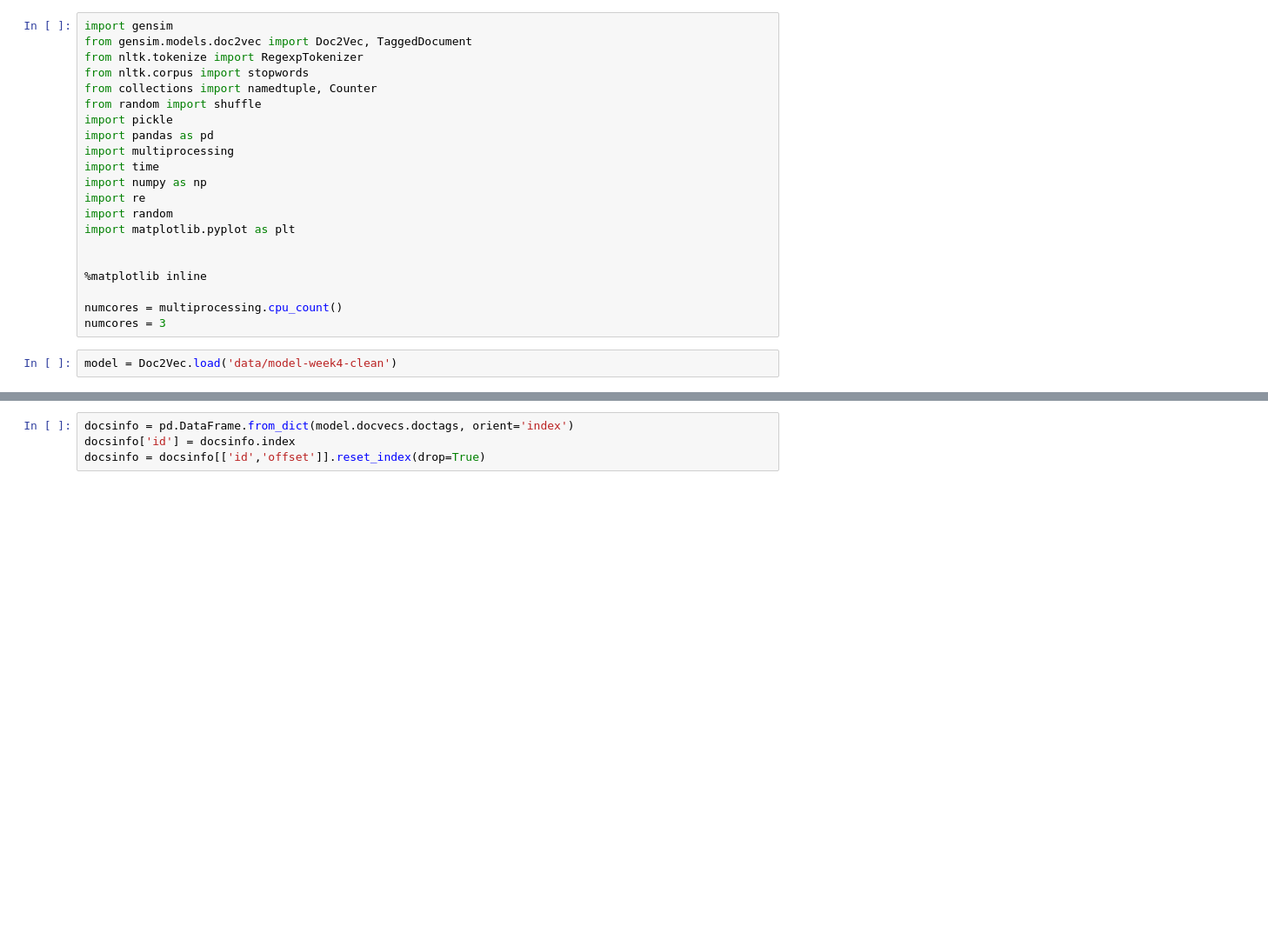
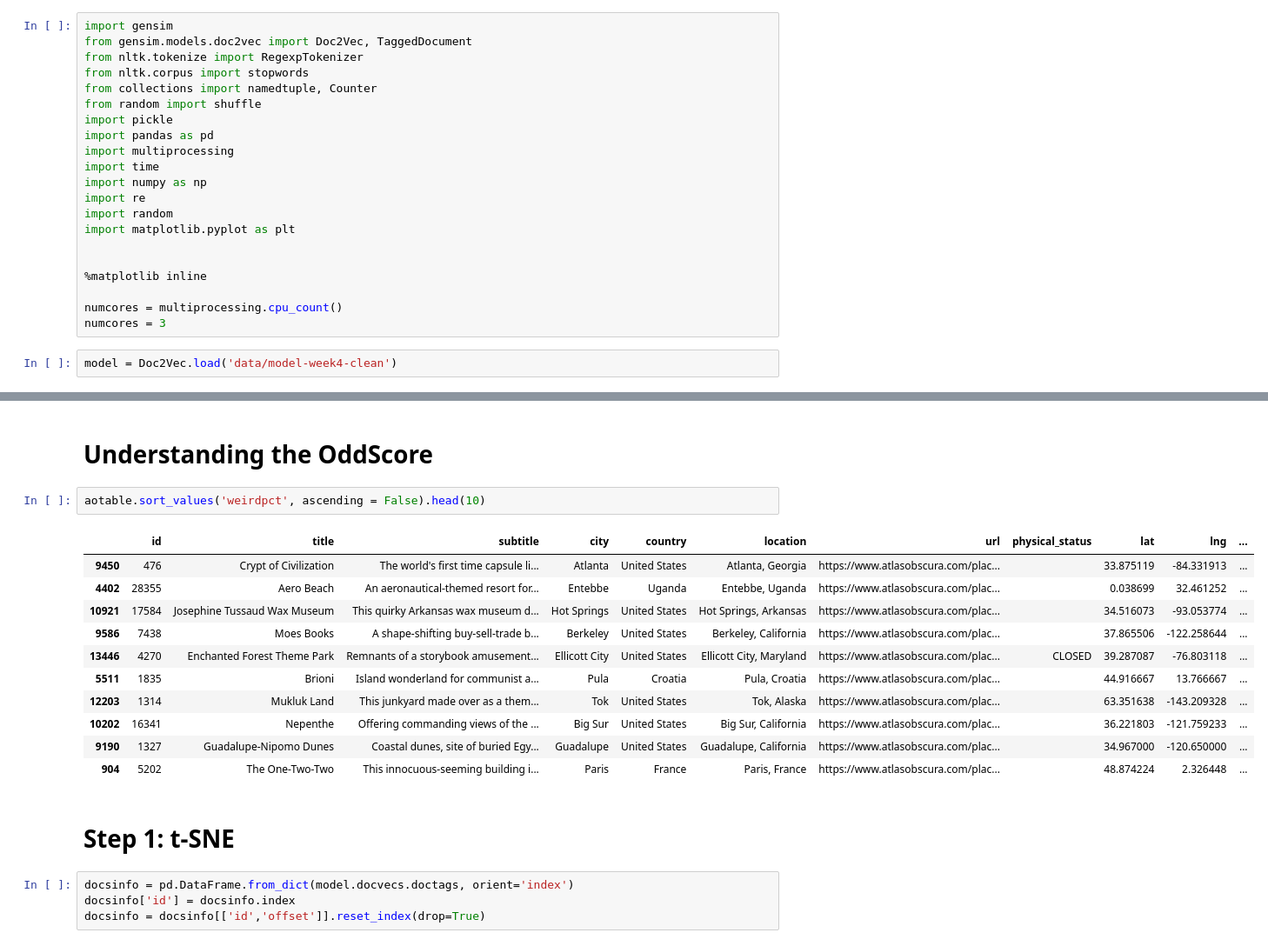
Before and after one commit to rmaia/eccentrip, a Jupyter notebook: doc2vec_validation.ipynb, the cells around one changed output, grey strips where cells are left out. Shown at 87% size. Drawn from its saved outputs; the diff is of its cells as text; blank space fills up the shorter version.

```diff
--- a/doc2vec_validation.ipynb
+++ b/doc2vec_validation.ipynb
@@ -28,3 +33,21 @@ model.docvecs.doctags['5561'].offset
+# %% [markdown]
+# Understanding the OddScore
+# %%
+aotable.sort_values('weirdpct', ascending = False).head(10)
+# %% [output]
+|  | id | title | subtitle | city | country | location | url | physical_status | lat | lng | ... |
+| 9450 | 476 | Crypt of Civilization | The world's first time capsule li... | Atlanta | United States | Atlanta, Georgia | https://www.atlasobscura.com/plac... |  | 33.875119 | -84.331913 | ... |
+| 4402 | 28355 | Aero Beach | An aeronautical-themed resort for... | Entebbe | Uganda | Entebbe, Uganda | https://www.atlasobscura.com/plac... |  | 0.038699 | 32.461252 | ... |
+| 10921 | 17584 | Josephine Tussaud Wax Museum | This quirky Arkansas wax museum d... | Hot Springs | United States | Hot Springs, Arkansas | https://www.atlasobscura.com/plac... |  | 34.516073 | -93.053774 | ... |
+| 9586 | 7438 | Moes Books | A shape-shifting buy-sell-trade b... | Berkeley | United States | Berkeley, California | https://www.atlasobscura.com/plac... |  | 37.865506 | -122.258644 | ... |
+| 13446 | 4270 | Enchanted Forest Theme Park | Remnants of a storybook amusement... | Ellicott City | United States | Ellicott City, Maryland | https://www.atlasobscura.com/plac... | CLOSED | 39.287087 | -76.803118 | ... |
+| 5511 | 1835 | Brioni | Island wonderland for communist a... | Pula | Croatia | Pula, Croatia | https://www.atlasobscura.com/plac... |  | 44.916667 | 13.766667 | ... |
+| 12203 | 1314 | Mukluk Land | This junkyard made over as a them... | Tok | United States | Tok, Alaska | https://www.atlasobscura.com/plac... |  | 63.351638 | -143.209328 | ... |
+| 10202 | 16341 | Nepenthe | Offering commanding views of the ... | Big Sur | United States | Big Sur, California | https://www.atlasobscura.com/plac... |  | 36.221803 | -121.759233 | ... |
+| 9190 | 1327 | Guadalupe-Nipomo Dunes | Coastal dunes, site of buried Egy... | Guadalupe | United States | Guadalupe, California | https://www.atlasobscura.com/plac... |  | 34.967000 | -120.650000 | ... |
+| 904 | 5202 | The One-Two-Two | This innocuous-seeming building i... | Paris | France | Paris, France | https://www.atlasobscura.com/plac... |  | 48.874224 | 2.326448 | ... |
+# %% [markdown]
+# Step 1: t-SNE
 # %%
 docsinfo = pd.DataFrame.from_dict(model.docvecs.doctags, orient='index')
 docsinfo['id'] = docsinfo.index
```
Also changed, not shown: parts of 4 cells of this notebook.
